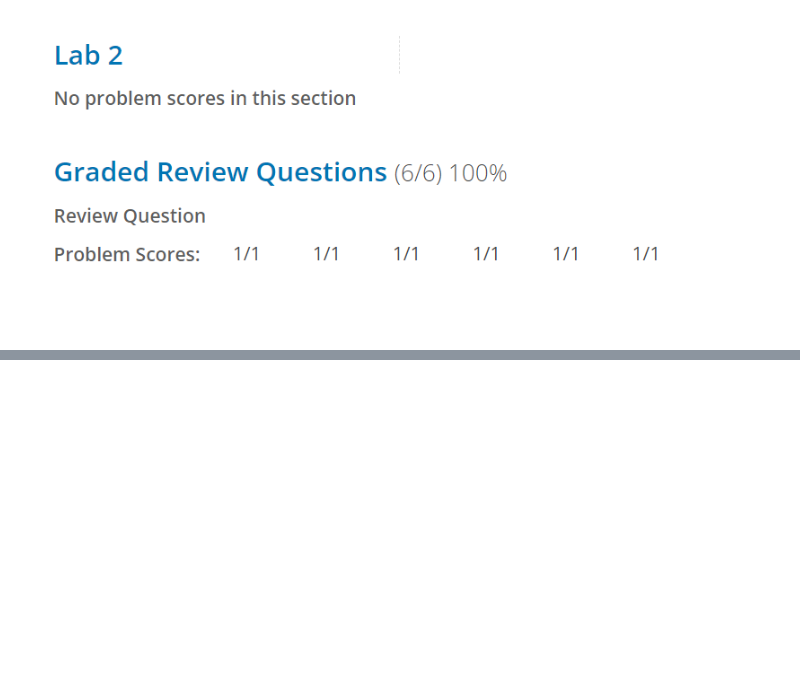
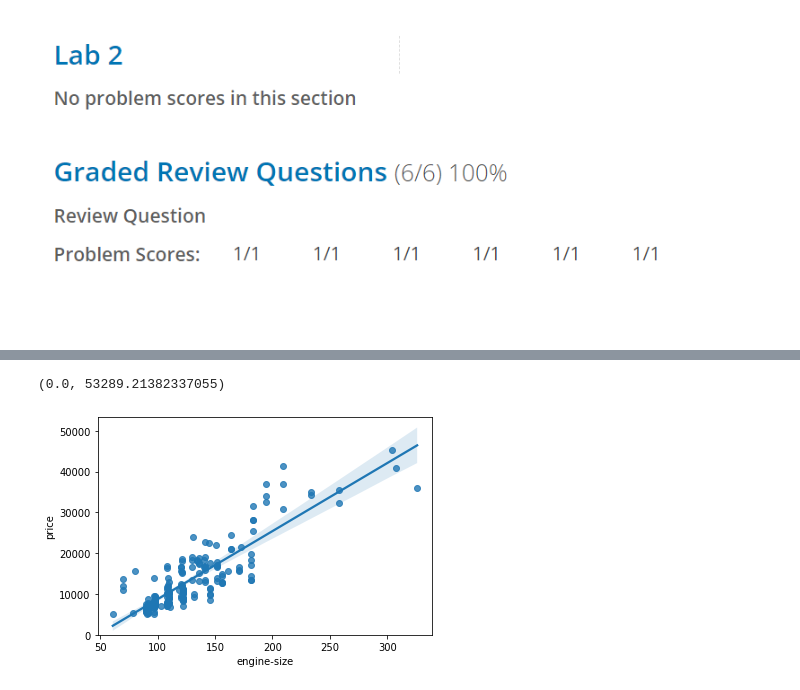
Before and after one commit to PosgradoMNA/actividades-de-aprendizaje-lauramh018, a Jupyter notebook: Data_Analysis_with_python.ipynb, the cells around one changed output, grey strips where cells are left out. Saved outputs shown, nothing was run; the diff lists cells and outputs as text; code cells hidden in the pictures; blank space fills up the shorter version.

```diff
--- a/Data_Analysis_with_python.ipynb
+++ b/Data_Analysis_with_python.ipynb
@@ -306,0 +448,10 @@ Image(filename='grades_2.png')
+# %%
+# Correlation: a measure of the extent of interdependence between variables.
+# Causation: the relationship between cause and effect between two variables.
+# It is important to know the difference between these two. Correlation does not imply causation.
+# Determining correlation is much simpler the determining causation as causation may require independent experimentation.
+
+data["engine-size"]=data["engine-size"].astype(int)
+data["highway-mpg"]=data["highway-mpg"].astype(int) #peak-rpm
+data["peak-rpm"]=data["peak-rpm"].astype(int)
+data["horsepower"]=data["horsepower"].astype(int)
@@ -306,0 +478,6 @@ Image(filename='grades_2.png')
+# %%
+sns.regplot(x='engine-size',y='price', data = data)
+plt.ylim(0,)
+# %% [output]
+(0.0, 53289.21382337055)
+[figure, added]
```
Also changed, not shown: parts of 36 cells of this notebook.
